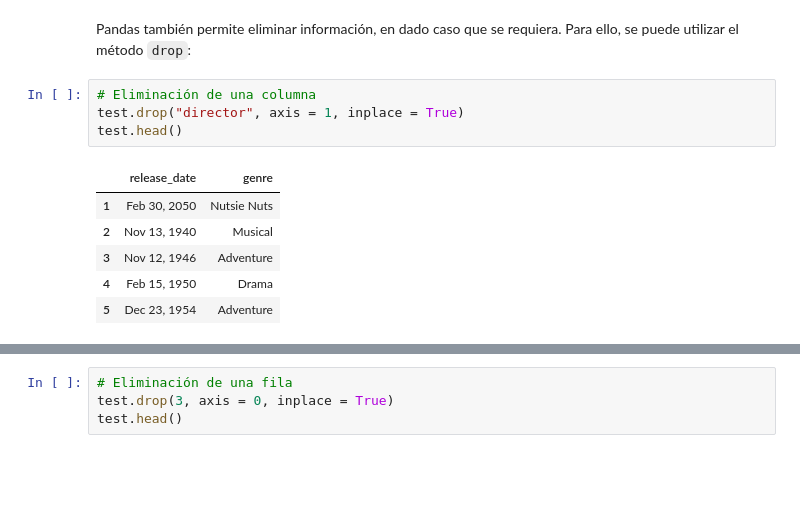
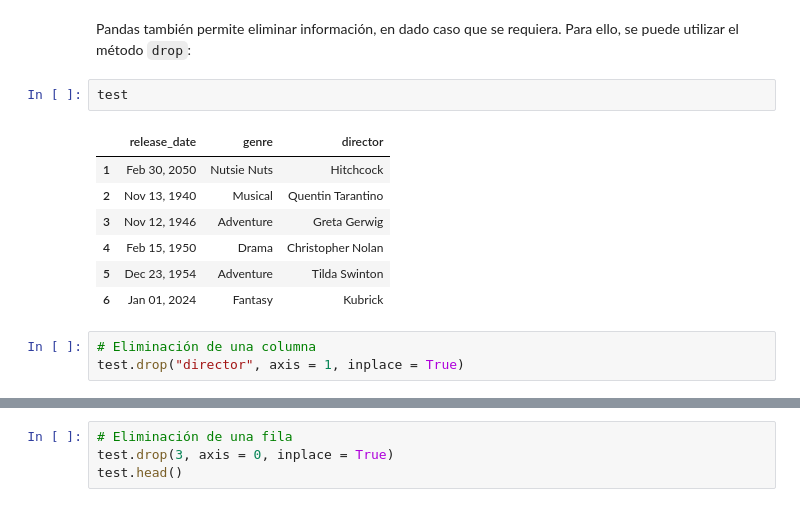
Before and after one commit to JuanMartinL/Data-Science-Crash-Course, a Jupyter notebook: Lecture 4 - Fundamentals in Python 3.0/Lecture4_Introduction_DataWrangling.ipynb, the cells around one changed output, grey strips where cells are left out. Cells and saved outputs as stored; diff of their text form; blank space fills up the shorter version.

```diff
--- a/Lecture 4 - Fundamentals in Python 3.0/Lecture4_Introduction_DataWrangling.ipynb
+++ b/Lecture 4 - Fundamentals in Python 3.0/Lecture4_Introduction_DataWrangling.ipynb
@@ -543,14 +543,16 @@ test.head()
 #### 8.3.3.1. Eliminación de columnas y filas
 # %% [markdown]
 Pandas también permite eliminar información, en dado caso que se requiera. Para ello, se puede utilizar el método `drop`:
+# %%
+test
+# %% [output]
+|  | release_date | genre | director |
+| 1 | Feb 30, 2050 | Nutsie Nuts | Hitchcock |
+| 2 | Nov 13, 1940 | Musical | Quentin Tarantino |
+| 3 | Nov 12, 1946 | Adventure | Greta Gerwig |
+| 4 | Feb 15, 1950 | Drama | Christopher Nolan |
+| 5 | Dec 23, 1954 | Adventure | Tilda Swinton |
+| 6 | Jan 01, 2024 | Fantasy | Kubrick |
 # %%
 # Eliminación de una columna
 test.drop("director", axis = 1, inplace = True)
-test.head()
-# %% [output]
-|  | release_date | genre |
-| 1 | Feb 30, 2050 | Nutsie Nuts |
-| 2 | Nov 13, 1940 | Musical |
-| 3 | Nov 12, 1946 | Adventure |
-| 4 | Feb 15, 1950 | Drama |
-| 5 | Dec 23, 1954 | Adventure |
```
Also changed, not shown: parts of 12 cells of this notebook, 2 other files.
